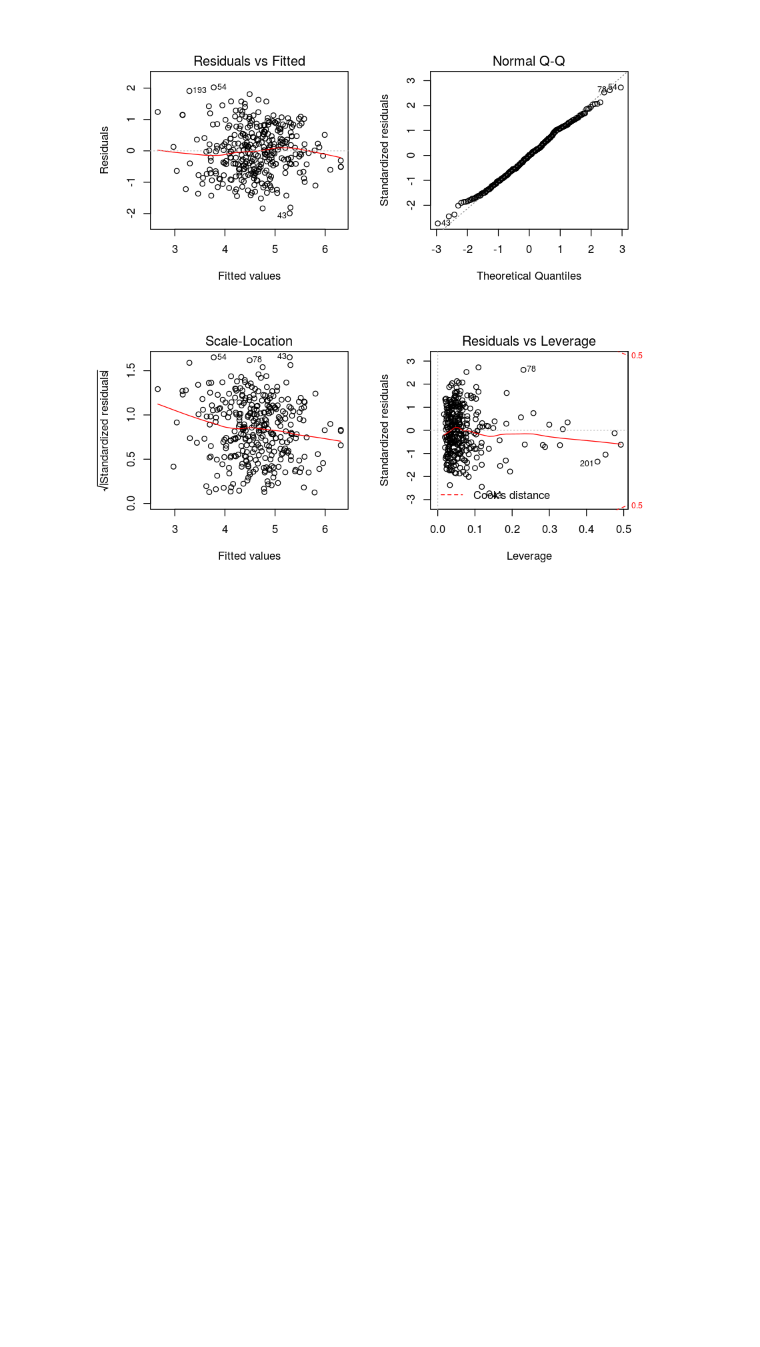
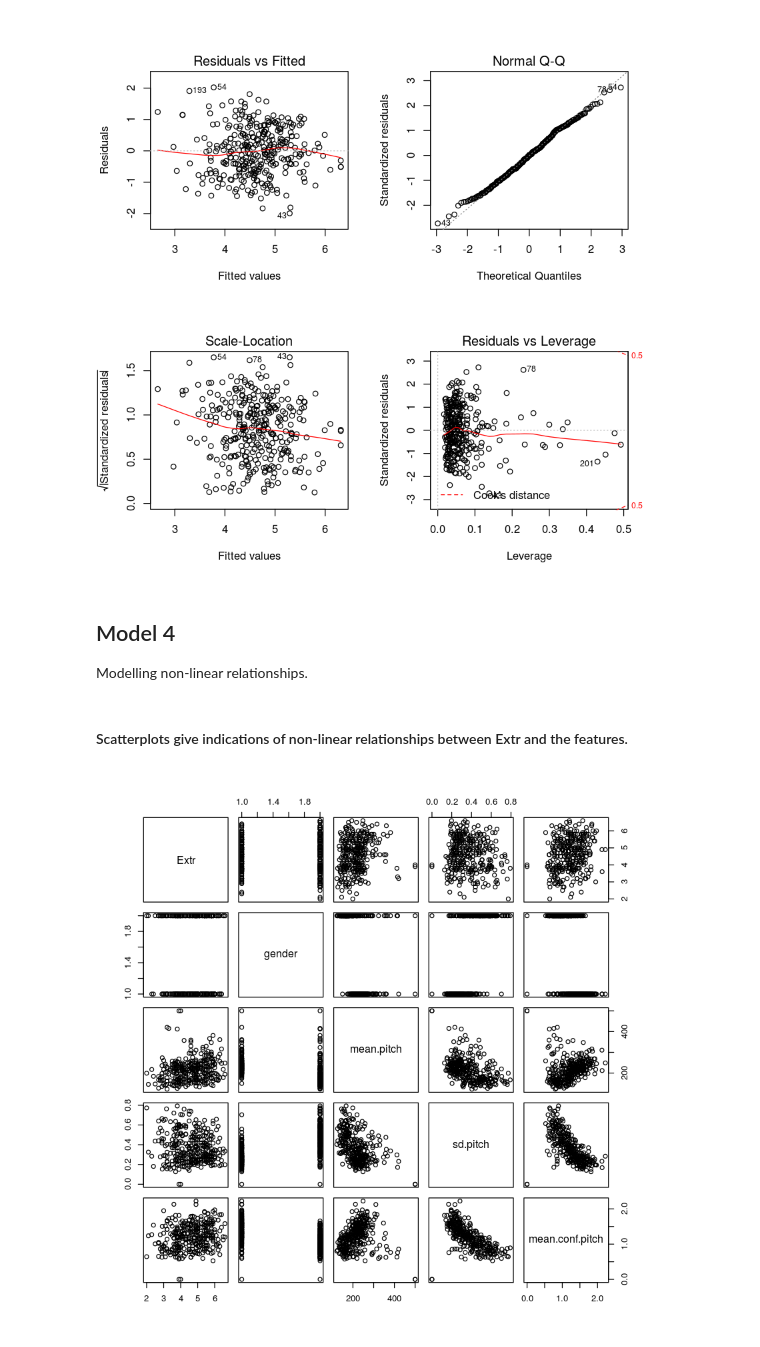
Before and after one commit to yeachan153/Big-Data-Analytics, a Jupyter notebook: Text Analytics Project/Extroversion Test Model.ipynb, the cells around one changed output. Saved outputs shown, nothing was run; the diff lists cells and outputs as text; code cells hidden in the pictures; blank space fills up the shorter version.

Commit message:
Added model 4

```diff
--- a/Text Analytics Project/Extroversion Test Model.ipynb
+++ b/Text Analytics Project/Extroversion Test Model.ipynb
@@ -290,3 +290,12 @@ par(mfrow = c(2,2))
 plot(model3)
 # %% [output]
 [figure]
+# %% [markdown]
+## Model 4
+Modelling non-linear relationships.
+# %% [markdown]
+#### Scatterplots give indications of non-linear relationships between Extr and the features.
+# %%
+pairs(training_data[,1:5])
+# %% [output]
+[figure, added]
```
Also changed, not shown: parts of 8 cells of this notebook, 2 other files.
